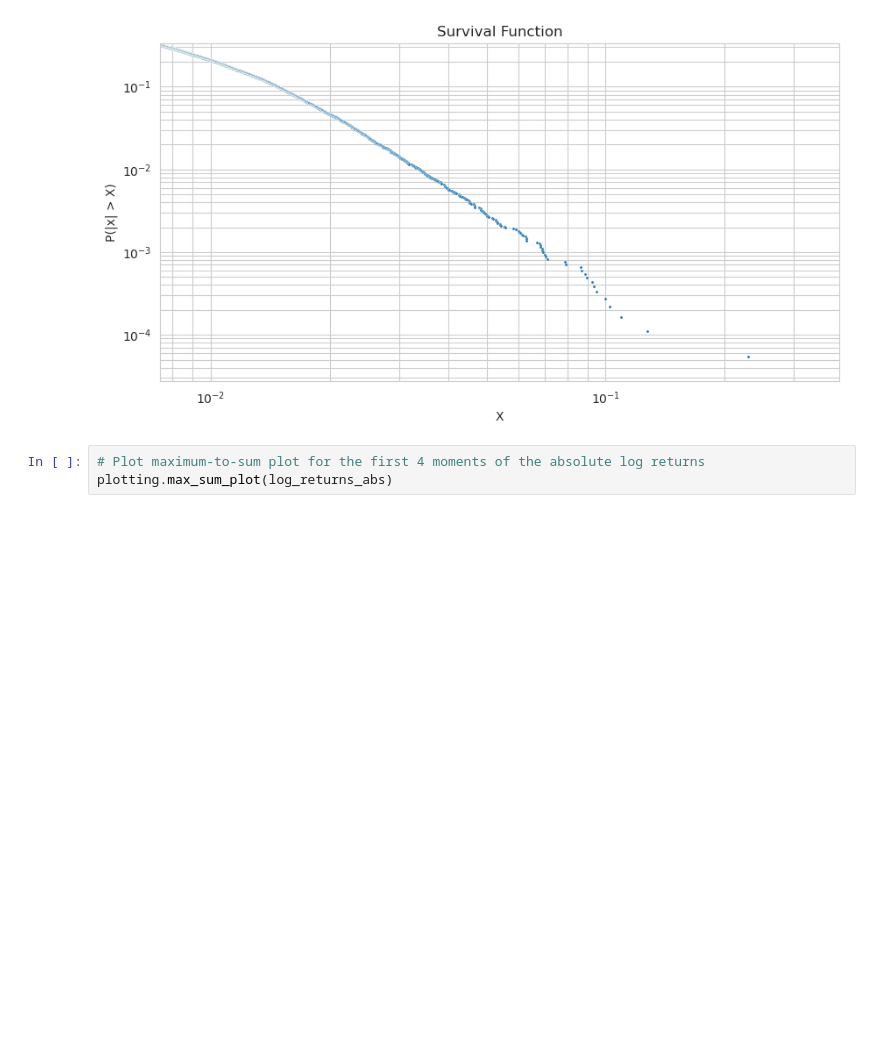
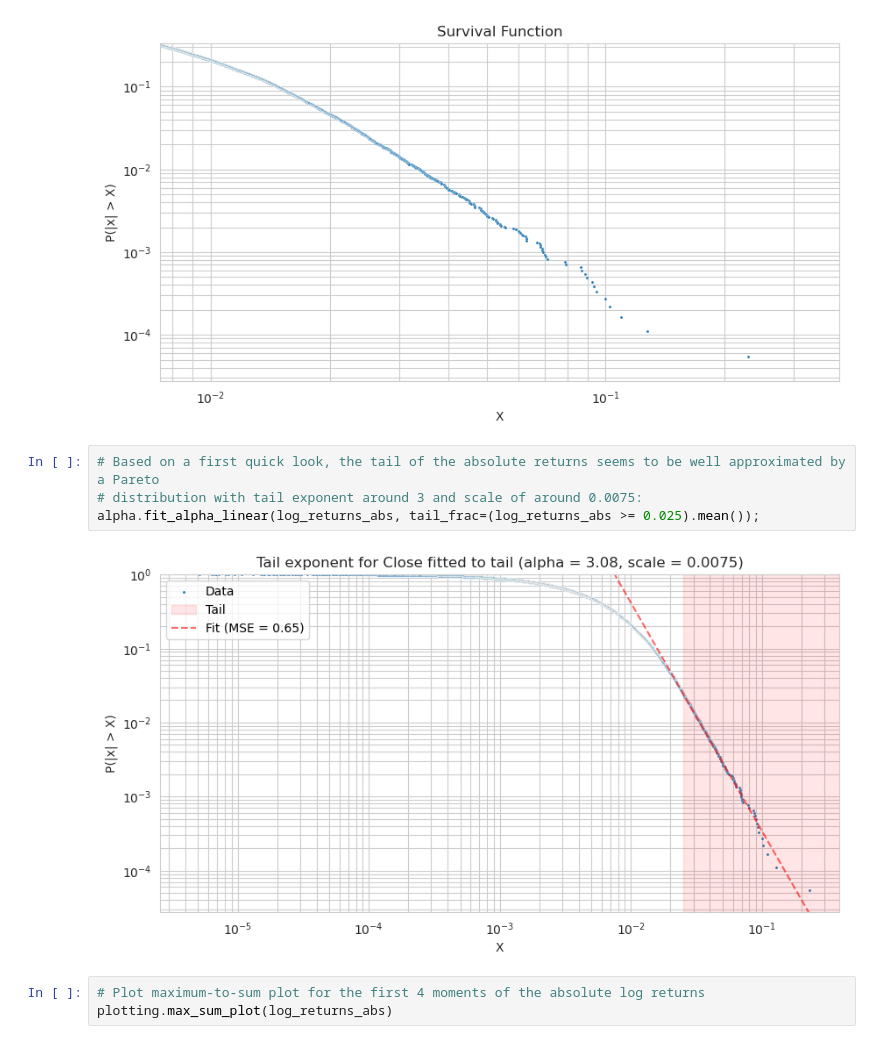
Before and after one commit to ssadjina/FatTailedTools, a Jupyter notebook: notebook_examples.ipynb, the cells around one changed output. Saved outputs shown, nothing was run; the diff lists cells and outputs as text; blank space fills up the shorter version.

```diff
--- a/notebook_examples.ipynb
+++ b/notebook_examples.ipynb
@@ -54,6 +54,12 @@ from FatTailedTools import plotting
 plotting.plot_survival_function(log_returns_abs, tail_zoom=True);
 # %% [output]
 [figure]
+# %%
+# Based on a first quick look, the tail of the absolute returns seems to be well approximated by a Pareto
+# distribution with tail exponent around 3 and scale of around 0.0075:
+alpha.fit_alpha_linear(log_returns_abs, tail_frac=(log_returns_abs >= 0.025).mean());
+# %% [output]
+[figure, added]
 # %%
 # Plot maximum-to-sum plot for the first 4 moments of the absolute log returns
 plotting.max_sum_plot(log_returns_abs)
```
Also changed, not shown: parts of 2 cells of this notebook, 1 other file.
